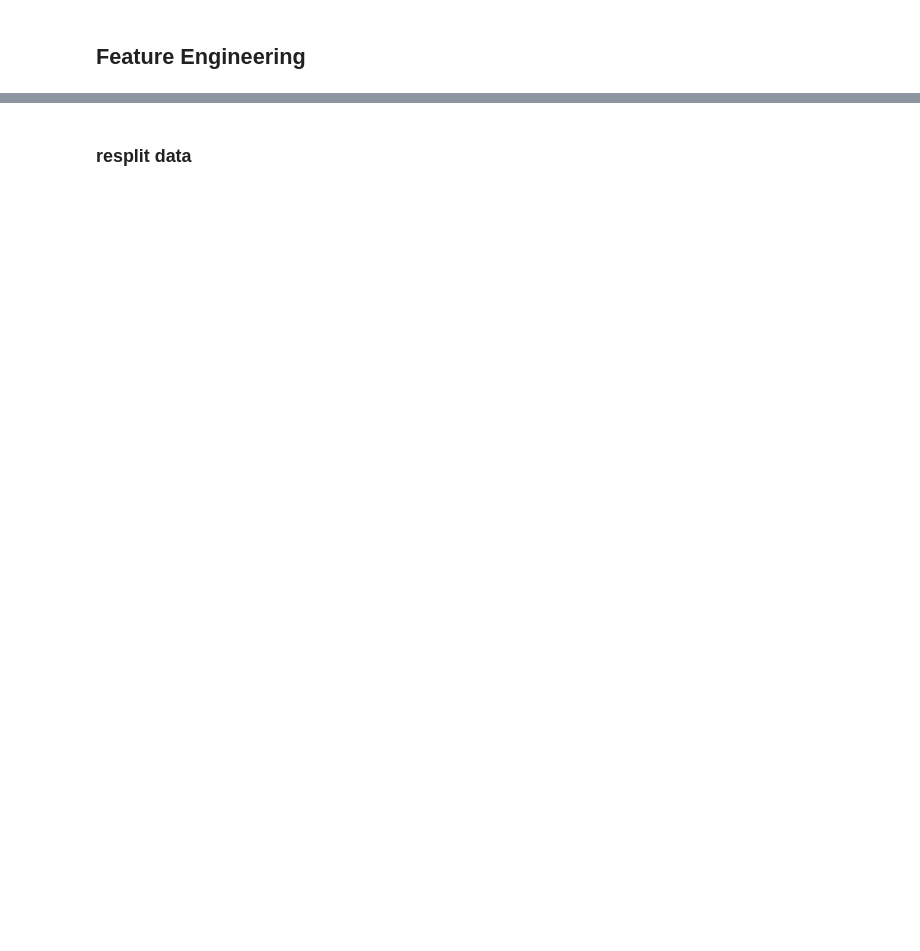
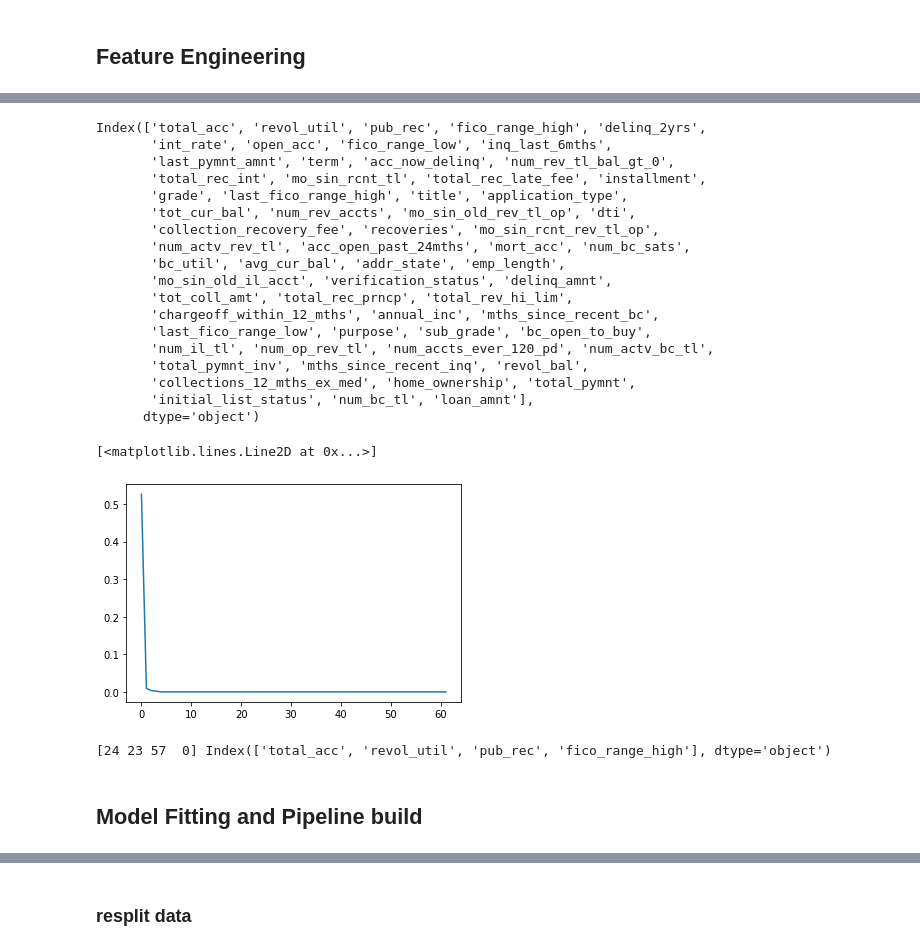
Before and after one commit to wlwlct/Loan-Default-Prediction, a Jupyter notebook: Default Loan Prediction.ipynb, the cells around one changed output, grey strips where cells are left out. Cells and saved outputs as stored; diff of their text form; code cells hidden in the pictures; blank space fills up the shorter version.

```diff
--- a/Default Loan Prediction.ipynb
+++ b/Default Loan Prediction.ipynb
@@ -464,0 +932,27 @@ import xgboost as xgb
+# %%
+#sum(selected_features>0.001)
+selected_idx = np.squeeze(np.argsort(selected_features, axis=0)[::-1])
+columns = accepted_cleaned.columns[selected_idx]
+print(columns)
+plt.plot(np.sort(selected_features, axis=0)[::-1])
+# %% [output]
+Index(['total_acc', 'revol_util', 'pub_rec', 'fico_range_high', 'delinq_2yrs',
+       'int_rate', 'open_acc', 'fico_range_low', 'inq_last_6mths',
+       'last_pymnt_amnt', 'term', 'acc_now_delinq', 'num_rev_tl_bal_gt_0',
+       'total_rec_int', 'mo_sin_rcnt_tl', 'total_rec_late_fee', 'installment',
+       'grade', 'last_fico_range_high', 'title', 'application_type',
+       'tot_cur_bal', 'num_rev_accts', 'mo_sin_old_rev_tl_op', 'dti',
+       'collection_recovery_fee', 'recoveries', 'mo_sin_rcnt_rev_tl_op',
+       'num_actv_rev_tl', 'acc_open_past_24mths', 'mort_acc', 'num_bc_sats',
+       'bc_util', 'avg_cur_bal', 'addr_state', 'emp_length',
+       'mo_sin_old_il_acct', 'verification_status', 'delinq_amnt',
+       'tot_coll_amt', 'total_rec_prncp', 'total_rev_hi_lim',
+       'chargeoff_within_12_mths', 'annual_inc', 'mths_since_recent_bc',
+       'last_fico_range_low', 'purpose', 'sub_grade', 'bc_open_to_buy',
+       'num_il_tl', 'num_op_rev_tl', 'num_accts_ever_120_pd', 'num_actv_bc_tl',
+       'total_pymnt_inv', 'mths_since_recent_inq', 'revol_bal',
+       'collections_12_mths_ex_med', 'home_ownership', 'total_pymnt',
+       'initial_list_status', 'num_bc_tl', 'loan_amnt'],
+      dtype='object')
+[<matplotlib.lines.Line2D at 0x...>]
+[figure, added]
@@ -465,3 +963,9 @@ import xgboost as xgb
+# %%
+print(selected_cols_idx, selected_cols_name)
+# %% [output]
+[24 23 57  0] Index(['total_acc', 'revol_util', 'pub_rec', 'fico_range_high'], dtype='object')
+# %% [markdown]
+## Model Fitting and Pipeline build
 # %%
 from sklearn.metrics import classification_report, confusion_matrix, roc_auc_score, roc_curve
 from sklearn.model_selection import GridSearchCV
```
Also changed, not shown: parts of 116 cells of this notebook.
